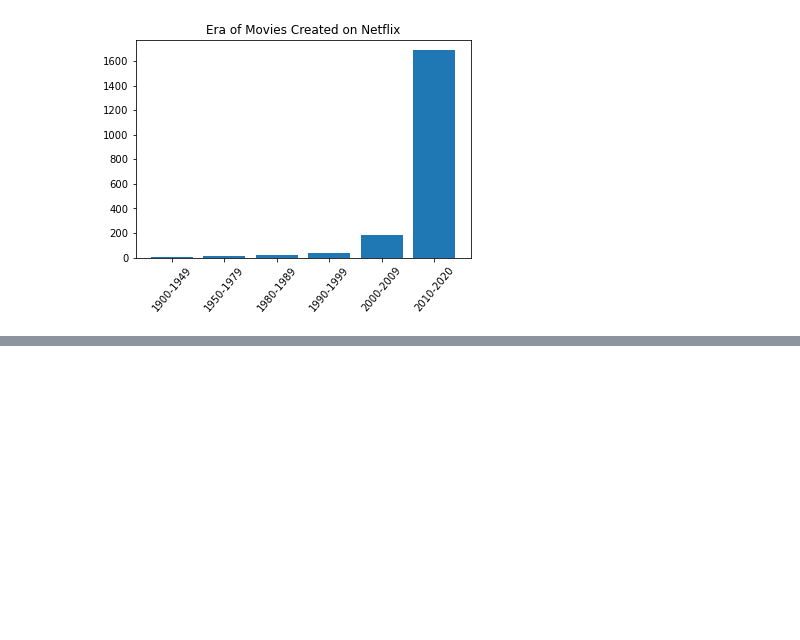
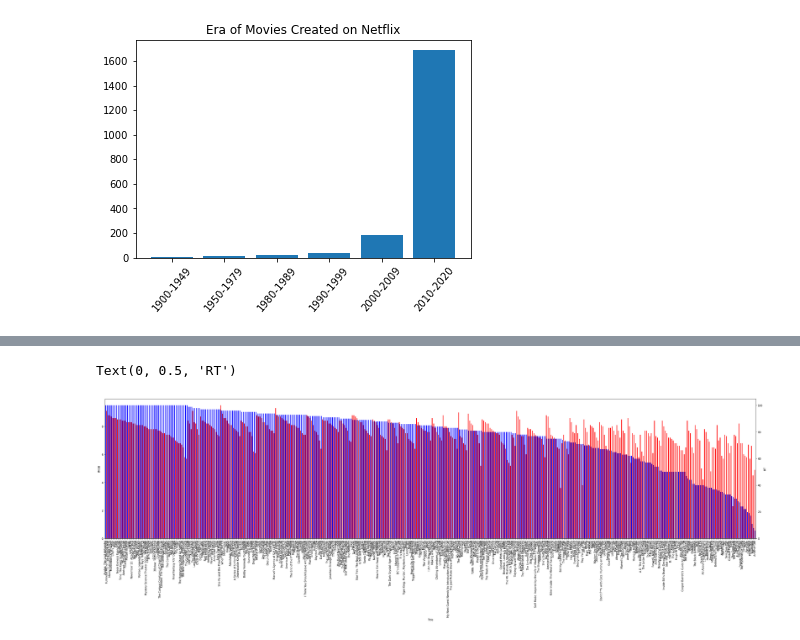
Before and after one commit to Tgreenhu/streaming-platform-analysis, a Jupyter notebook: netflix.ipynb, the cells around one changed output, grey strips where cells are left out. Saved outputs shown, nothing was run; the diff lists cells and outputs as text; code cells hidden in the pictures; blank space fills up the shorter version.

```diff
--- a/netflix.ipynb
+++ b/netflix.ipynb
@@ -143,0 +190,13 @@ plt.xticks(rotation=50);
+# %%
+# Compares each show's IMDB and Rotten Tomatoes' rating
+fig = plt.figure(figsize=(100,10)) # Create matplotlib figure
+ax = fig.add_subplot(121) # Create matplotlib axes
+ax2 = ax.twinx() # Create another axes that shares the same x-axis as ax.
+width = 0.4
+netflix_df_dropped.IMDB.plot(kind='bar', color='red', ax=ax, width=width, position=1)
+netflix_df_dropped.RT.plot(kind='bar', color='blue', ax=ax2, width=width, position=0)
+ax.set_ylabel('IMDB')
+ax2.set_ylabel('RT')
+# %% [output]
+Text(0, 0.5, 'RT')
+[figure, added]
```
Also changed, not shown: parts of 9 cells of this notebook.
